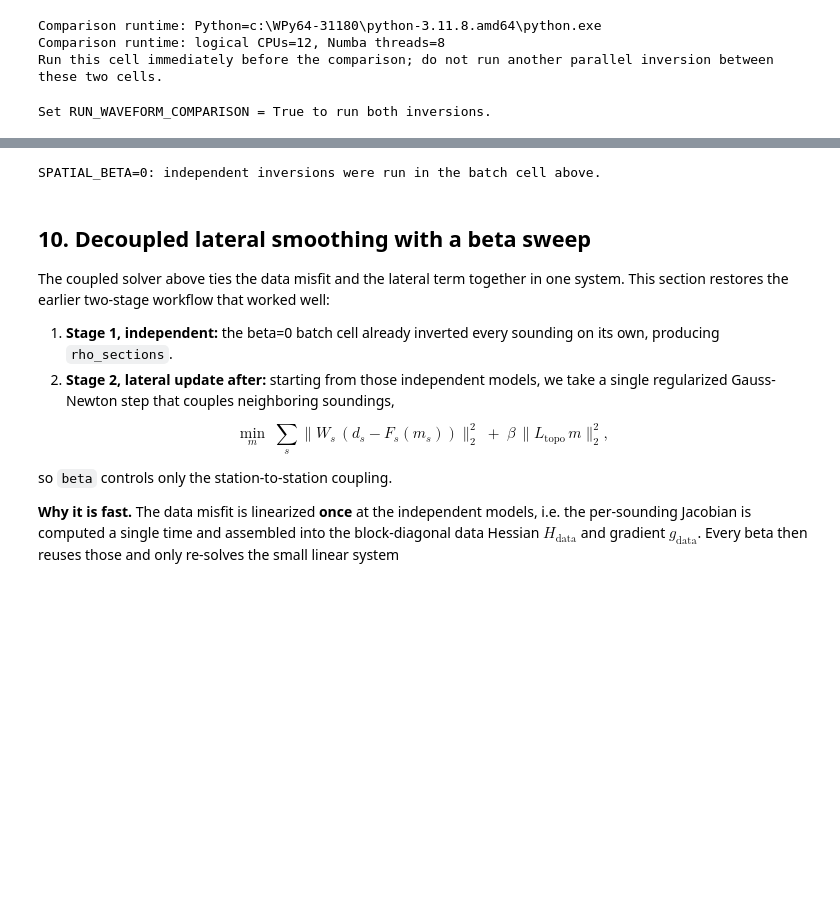
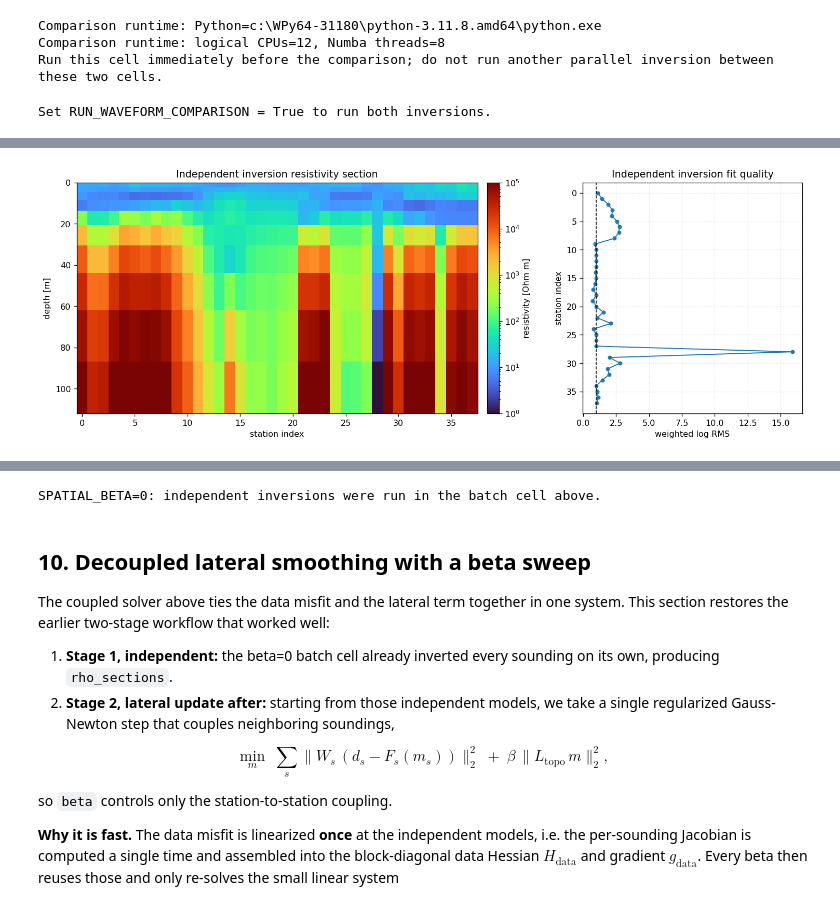
Before and after one commit to pmc93/PyTEM, a Jupyter notebook: notebooks/7. pytem_kenbec_lamontagne_matrix.ipynb, the cells around one changed output, grey strips where cells are left out. Cells and saved outputs as stored; diff of their text form; code cells hidden in the pictures; blank space fills up the shorter version.

```diff
--- a/notebooks/7. pytem_kenbec_lamontagne_matrix.ipynb
+++ b/notebooks/7. pytem_kenbec_lamontagne_matrix.ipynb
@@ -349,7 +356,7 @@ This is the local sanity check before using the matrix with field data. We evalu
 
 The gate-averaged `M_gate` response will not be identical to the centre-time pyTEM comparison, because it includes finite gate averaging. The centre-time comparison isolates the waveform part of the new method.
 # %%
-N_LAYERS = 10
+N_LAYERS = 5
 thicknesses = np.logspace(np.log10(2.0), np.log10(25.0), N_LAYERS - 1)
 depths_top = np.concatenate([[0.0], np.cumsum(thicknesses)])
 
@@ -561,7 +568,7 @@ def model_cache_for(log_rho):
     return _model_cache
 
 def predict_all(log_rho):
-    """Lamontagne-basis matrix forward: positive gate response for all systems."""
+    """Quintic B-spline matrix forward: positive gate response for all systems."""
     step = model_cache_for(log_rho)['step']
     return np.concatenate([fs['M'] @ step for fs in fit_systems])
 
@@ -978,23 +983,23 @@ def invert_waveform_method(operators, shared_physics, label):
 if RUN_WAVEFORM_COMPARISON:
     classic_result = invert_waveform_method(
         classic_ops, shared_physics=False, label='Classical quadrature')
+
     matrix_result = invert_waveform_method(
-        matrix_ops, shared_physics=True, label='Lamontagne basis')
-
+        matrix_ops, shared_physics=True, label='Quintic B-spline')
     model_rel = np.linalg.norm(matrix_result['rho'] - classic_result['rho']) / np.linalg.norm(classic_result['rho'])
     pred_rel = np.linalg.norm(matrix_result['pred'] - classic_result['pred']) / np.linalg.norm(classic_result['pred'])
 
     print('\nWaveform inversion comparison')
     print(f"{'method':<24} {'setup [s]':>10} {'invert [s]':>11} {'RMS':>9}  status")
     print(f"{'classical quadrature':<24} {classic_setup_seconds:10.3f} {classic_result['seconds']:11.3f} {classic_result['rms']:9.3f}  {classic_result['status']}")
-    print(f"{'Lamontagne basis':<24} {matrix_setup_seconds:10.3f} {matrix_result['seconds']:11.3f} {matrix_result['rms']:9.3f}  {matrix_result['status']}")
+    print(f"{'quintic B-spline':<24} {matrix_setup_seconds:10.3f} {matrix_result['seconds']:11.3f} {matrix_result['rms']:9.3f}  {matrix_result['status']}")
     print(f"speedup (inversion only): {classic_result['seconds'] / max(matrix_result['seconds'], 1e-12):.2f}x")
     print(f"relative model L2 difference: {100 * model_rel:.3f}%")
     print(f"relative prediction L2 difference: {100 * pred_rel:.3f}%")
 
     fig, axes = plt.subplots(1, 3, figsize=(14, 4.2))
     axes[0].step(classic_result['rho'], depths_top, where='pre', label='classical')
-    axes[0].step(matrix_result['rho'], depths_top, where='pre', ls='--', label='Lamontagne')
+    axes[0].step(matrix_result['rho'], depths_top, where='pre', ls='--', label='quintic B-spline')
     axes[0].step(rho_start, depths_top, where='pre', color='0.5', ls=':', label='start')
     axes[0].set_xscale('log')
     axes[0].invert_yaxis()
@@ -1005,7 +1010,7 @@ if RUN_WAVEFORM_COMPARISON:
     axes[0].grid(True, which='both', ls=':', alpha=0.4)
 
     axes[1].plot(np.arange(1, classic_result['history'].size + 1), classic_result['history'], 'o-', label='classical')
-    axes[1].plot(np.arange(1, matrix_result['history'].size + 1), matrix_result['history'], 's--', label='Lamontagne')
+    axes[1].plot(np.arange(1, matrix_result['history'].size + 1), matrix_result['history'], 's--', label='quintic B-spline')
     axes[1].axhline(1.0, color='k', lw=1, ls=':')
     axes[1].set_xlabel('iteration')
     axes[1].set_ylabel('weighted log RMS')
@@ -1021,7 +1026,7 @@ if RUN_WAVEFORM_COMPARISON:
         color = colors[item['moment']]
         axes[2].loglog(item['times'], item['obs'], 'o', color=color, ms=4, label=f"{item['moment']} data")
         axes[2].loglog(item['times'], classic_result['pred'][selection], '-', color=color, label=f"{item['moment']} classical")
-        axes[2].loglog(item['times'], matrix_result['pred'][selection], '--', color=color, label=f"{item['moment']} Lamontagne")
+        axes[2].loglog(item['times'], matrix_result['pred'][selection], '--', color=color, label=f"{item['moment']} quintic B-spline")
         offset += count
     axes[2].set_xlabel('time [s]')
     axes[2].set_ylabel('response [V/m2]')
@@ -1352,0 +1358,66 @@ Independent inversion completed in 1257.0 s.
+# %%
+# Plot results from the independent (beta=0) inversion.
+# Uses rho_sections/rms_stations produced in the batch inversion cell.
+
+import numpy as np
+import matplotlib.pyplot as plt
+from matplotlib.colors import LogNorm
+
+if 'rho_sections' not in globals() or 'rms_stations' not in globals():
+    raise RuntimeError('Run the batch inversion cell first to create rho_sections and rms_stations.')
+
+rho_plot = np.asarray(rho_sections, dtype=float)
+rms_plot = np.asarray(rms_stations, dtype=float)
+
+valid_model = np.all(np.isfinite(rho_plot), axis=1)
+valid_rms = np.isfinite(rms_plot)
+valid = valid_model & valid_rms
+
+if not np.any(valid):
+    raise RuntimeError('No valid independent inversion results found to plot.')
+
+station_idx = np.flatnonzero(valid)
+rho_valid = rho_plot[valid]
+rms_valid = rms_plot[valid]
+
+# Build pcolormesh edges for stations and depth.
+if station_idx.size == 1:
+    x_edges = np.array([station_idx[0] - 0.5, station_idx[0] + 0.5], dtype=float)
+else:
+    x_edges = np.concatenate([
+        [station_idx[0] - 0.5 * (station_idx[1] - station_idx[0])],
+        0.5 * (station_idx[:-1] + station_idx[1:]),
+        [station_idx[-1] + 0.5 * (station_idx[-1] - station_idx[-2])],
+    ])
+z_edges = np.concatenate([[0.0], np.cumsum(thicknesses), [np.cumsum(thicknesses)[-1] + thicknesses[-1]]])
+
+vmin = 10.0 ** np.floor(np.log10(np.nanpercentile(rho_valid, 2)))
+vmax = 10.0 ** np.ceil(np.log10(np.nanpercentile(rho_valid, 98)))
+
+fig, axes = plt.subplots(1, 2, figsize=(13, 4.8), gridspec_kw={'width_ratios': [2.2, 1.0]})
+
+mesh = axes[0].pcolormesh(x_edges, z_edges, rho_valid.T, shading='flat',
+                          cmap=plt.cm.turbo, norm=LogNorm(vmin=vmin, vmax=vmax))
+axes[0].invert_yaxis()
+axes[0].set_xlabel('station index')
+axes[0].set_ylabel('depth [m]')
+axes[0].set_title('Independent inversion resistivity section')
+
+cbar = fig.colorbar(mesh, ax=axes[0], pad=0.02)
+cbar.set_label('resistivity [Ohm m]')
+
+axes[1].plot(rms_valid, station_idx, 'o-', ms=4, lw=1.2)
+axes[1].axvline(1.0, color='k', ls='--', lw=1)
+axes[1].invert_yaxis()
+axes[1].set_xlabel('weighted log RMS')
+axes[1].set_ylabel('station index')
+axes[1].set_title('Independent inversion fit quality')
+axes[1].grid(True, ls=':', alpha=0.45)
+
+plt.tight_layout()
+plt.show()
+
+print(f'Plotted {station_idx.size} stations with valid independent inversion results.')
+print(f'RMS range: {np.nanmin(rms_valid):.3f} to {np.nanmax(rms_valid):.3f}')
+# %% [output]
+[figure, added]
```
Also changed, not shown: parts of 20 cells of this notebook, 1 other file.
